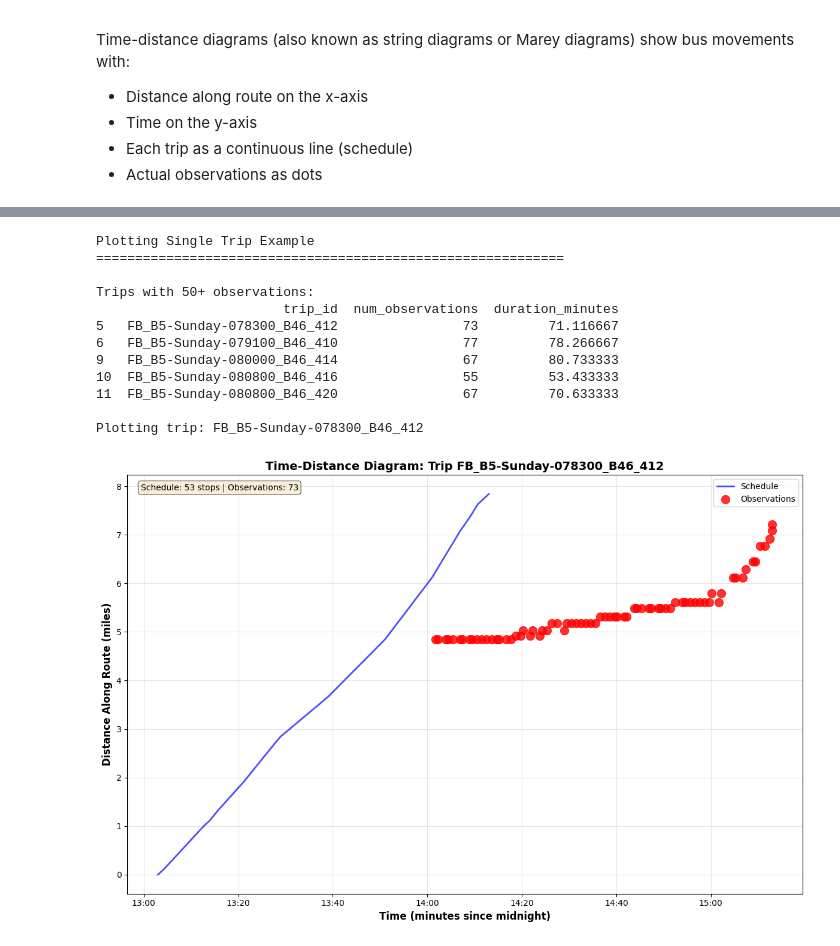
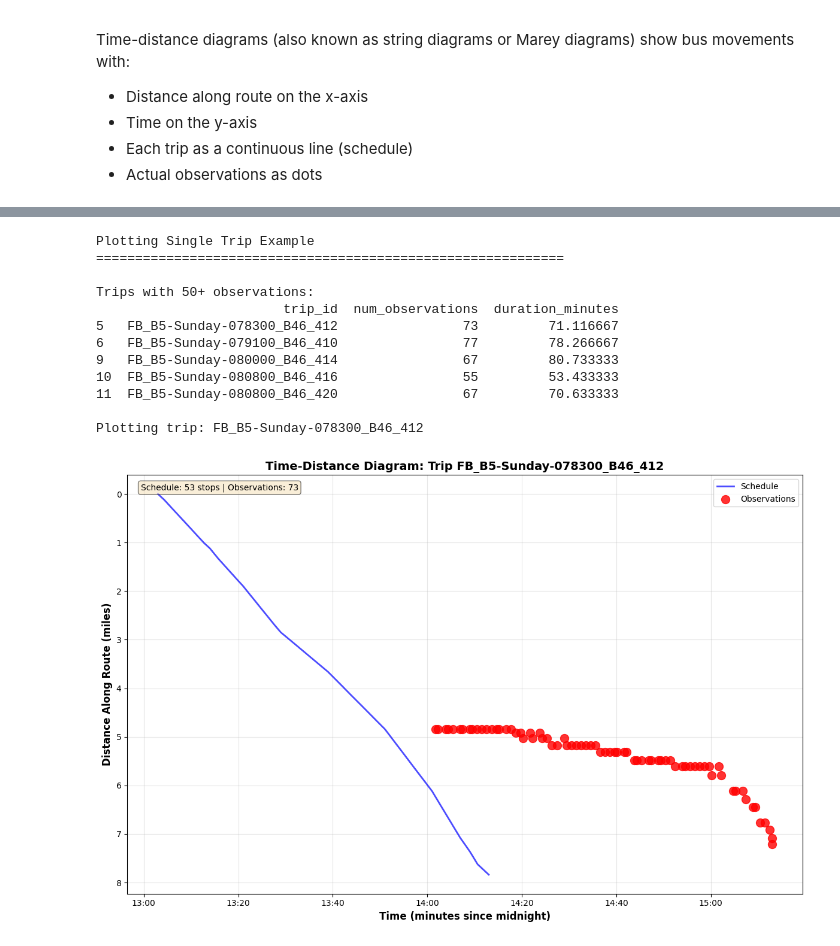
Before and after one commit to anthonymobile/greenstreet-bus-data, a Jupyter notebook: notebook.ipynb, the cells around one changed output, grey strips where cells are left out. Drawn from its saved outputs; the diff is of its cells as text; code cells hidden in the pictures.

```diff
--- a/notebook.ipynb
+++ b/notebook.ipynb
@@ -933,7 +933,7 @@ def plot_trip_time_distance(trip_id, figsize=(12, 8)):
 
     fig, ax = plt.subplots(figsize=figsize)
 
-    # Plot scheduled route as a line (FLIPPED: time on x, distance on y)
+    # Plot scheduled route as a line (time on x, distance on y)
     ax.plot(
         trip_schedule['minutes_since_midnight'],
         trip_schedule['cumulative_distance_miles'],
@@ -961,6 +961,9 @@ def plot_trip_time_distance(trip_id, figsize=(12, 8)):
     ax.set_title(f'Time-Distance Diagram: Trip {trip_id}', fontsize=14, fontweight='bold')
     ax.grid(True, alpha=0.3)
     ax.legend(fontsize=10)
+
+    # Invert y-axis so route starts at top (distance 0)
+    ax.invert_yaxis()
 
     # Format x-axis as time
     xticks = ax.get_xticks()
@@ -977,34 +980,34 @@ def plot_trip_time_distance(trip_id, figsize=(12, 8)):
     return fig, ax
 
 # Example: Plot a trip with good observation coverage
 print("Plotting Single Trip Example")
 print("="*60)
 
 # Find a trip with good observation coverage (50+ observations)
 good_trips = b46_trip_summary[b46_trip_summary['num_observations'] >= 50].head(5)
 print(f"\nTrips with 50+ observations:")
 print(good_trips[['trip_id', 'num_observations', 'duration_minutes']])
 
 # Plot the first one
 example_trip_id = good_trips.iloc[0]['trip_id']
 print(f"\nPlotting trip: {example_trip_id}")
 
 plot_trip_time_distance(example_trip_id)
 plt.show()
 # %% [output]
 Plotting Single Trip Example
 ============================================================
 
 Trips with 50+ observations:
                         trip_id  num_observations  duration_minutes
 5   FB_B5-Sunday-078300_B46_412                73         71.116667
 6   FB_B5-Sunday-079100_B46_410                77         78.266667
 9   FB_B5-Sunday-080000_B46_414                67         80.733333
 10  FB_B5-Sunday-080800_B46_416                55         53.433333
 11  FB_B5-Sunday-080800_B46_420                67         70.633333
 
 Plotting trip: FB_B5-Sunday-078300_B46_412
-[figure, old version]
+[figure, new version]
 # %%
 # Plot multiple trips on the same time-distance diagram
 def plot_multiple_trips_time_distance(trip_ids=None, direction=None, time_range=None,
```
Also changed, not shown: parts of 5 cells of this notebook.
